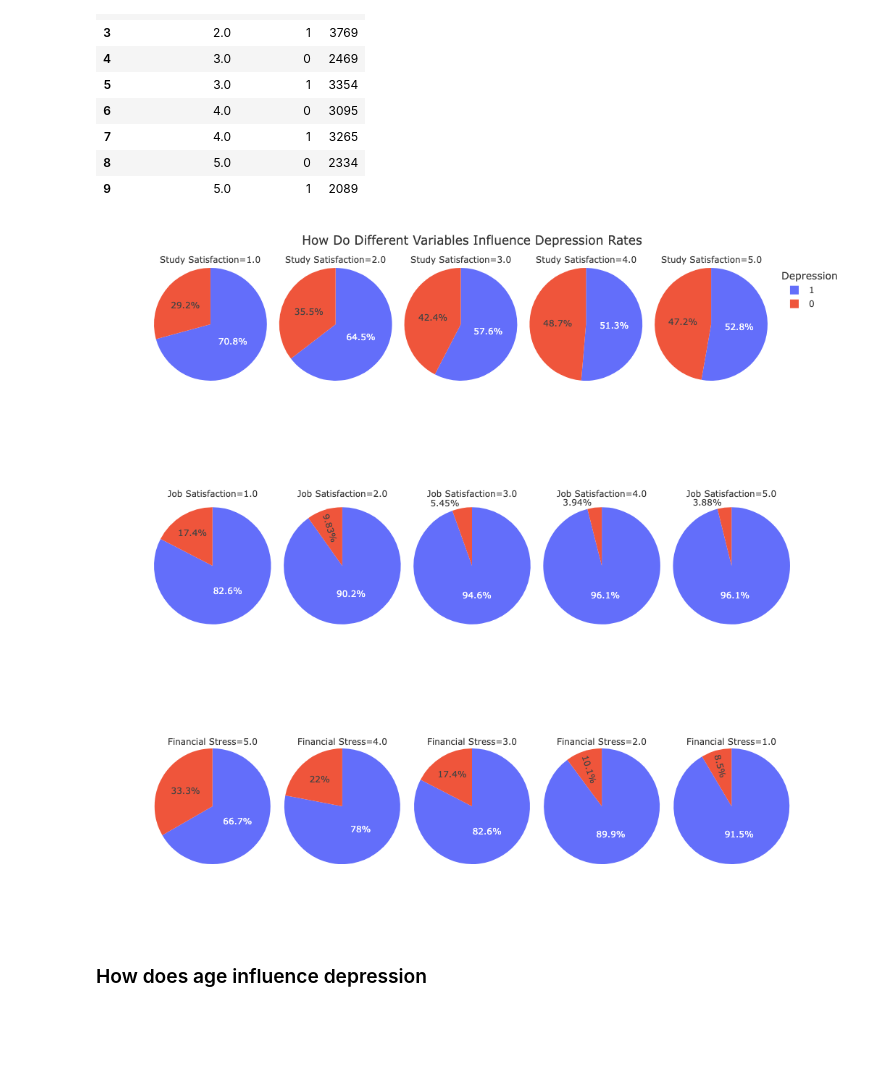
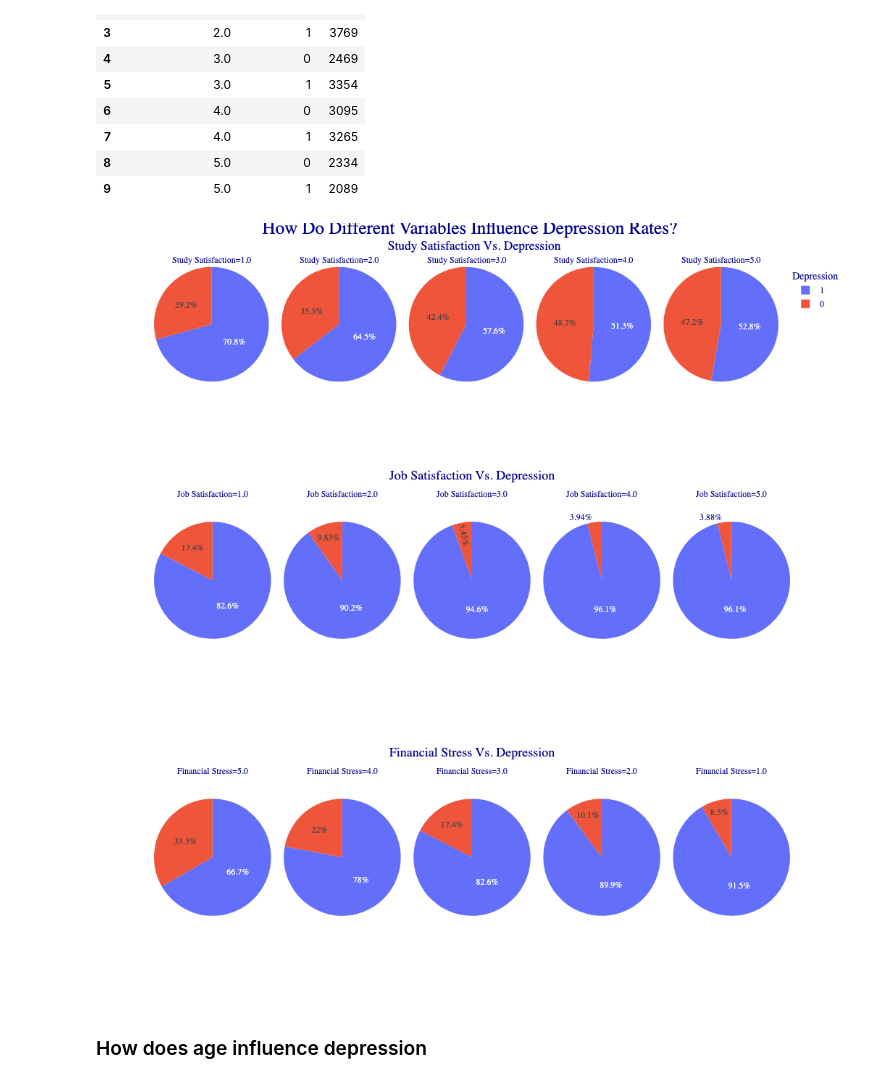
Before and after one commit to urielmartinez09/Project, a Jupyter notebook: SebastianTK.ipynb, the cells around one changed output. Drawn from its saved outputs; the diff is of its cells as text; code cells hidden in the pictures; blank space fills up the shorter version.

```diff
--- a/SebastianTK.ipynb
+++ b/SebastianTK.ipynb
@@ -35,17 +35,6 @@ DF.groupby(['Study Satisfaction', 'Depression']).size().reset_index(name='count'
 | 8 | 5.0 | 0 | 2334 |
 | 9 | 5.0 | 1 | 2089 |
 # %%
-## The following code creates a line of pie charts, specifically five that show the percentage of people that are depressed
-## depending on how satisfied they feel about their studies (using responses from a survey) on a scale of 1-5
-
-## After creating this graph, I repeated the same exact graph two more times, however each time I changed the variable that
-## is being compared to depression rates to see how other variables affect depression. Specifically, The other two collection of
-## pie charts arecomparing depression with job satisfaction, as well as financial stress.
-## Because the process is the same between the three groups of pie charts I will only explain how I did the first one line by
-## line, however in the other pie charts I will only point out the differences and not explain each part again
-
-
-## This code creates a new data set that will be used for the pie chart. It uses value_counts() to create a data set that
 DF_Depression_Influence = (
 DF.value_counts(subset=['Study Satisfaction', 'Depression']).reset_index(name='count').sort_values(by='Study Satisfaction', ascending=True)
 
@@ -60,11 +49,21 @@ fig = px.pie(DF_Depression_Influence,
 
 
 fig.update_layout(
-                  title='How Do Different Variables Influence Depression Rates',
-                  template='ggplot2',
+    template='ggplot2',
                   legend_title='Depression',
                   width=1000,
                   height=300,
+
+    title={
+        'font': dict(size=25),
+        'text': "How Do Different Variables Influence Depression Rates? <br> <sup>Study Satisfaction Vs. Depression<sup>",
+        'x': 0.5,  # Center the title horizontally
+        'y': 0.95,  # Adjust vertical position (closer to top)
+        'xanchor': 'center',  # Anchor horizontally
+        'yanchor': 'top',  # Anchor vertically
+
+    },
+    font={'family':"Times",'size':12,'color':"Darkblue"}
                       )
 
 fig.show()
@@ -79,46 +78,52 @@ fig = px.pie(DF_Depression_Influence,
     values='count',
     facet_col='Job Satisfaction',
     color = 'Depression',
     facet_col_wrap = 5,
 )
 
 
 fig.update_layout(
-                  template='ggplot2',
-                  width=1000,
-                  height=320,
-                  yaxis_title="Job Satisfaction",
-                      )
+    title={
+        'font': dict(size=18),
+        'text': "Job Satisfaction Vs. Depression",
+        'x': 0.5,  # Center the title horizontally
+        'y': 0.95,  # Adjust vertical position (closer to top)
+    },
+        font={'family':"Times",'size':12,'color':"Darkblue"}
 
+)
 fig.show()
 
 
 DF_Depression_Influence = (
 DF.value_counts(subset=['Financial Stress', 'Depression']).reset_index(name='count').sort_values(by='Financial Stress', ascending=False)
 
 )
 
 fig = px.pie(DF_Depression_Influence,
     values='count',
     facet_col='Financial Stress',
     color = 'Depression',
     facet_col_wrap = 5,
 )
 
 
 fig.update_layout(
-                  yaxis_title="Financial Stress",
-                  template='ggplot2',
-                  width=1000,
-                  height=300,
+    title={
+        'font': dict(size=18),
+        'text': "Financial Stress Vs. Depression",
+        'x': 0.5,  # Center the title horizontally
+        'y': 0.95,  # Adjust vertical position (closer to top)
+    },
+        font={'family':"Times",'size':12,'color':"Darkblue"}
 
-                      )
+)
 
 fig.show()
 # %% [output]
-[figure, old version]
+[figure, new version]
-[figure, old version]
+[figure, new version]
-[figure, old version]
+[figure, new version]
 # %% [markdown]
 ### How does age influence depression
 # %%
```
